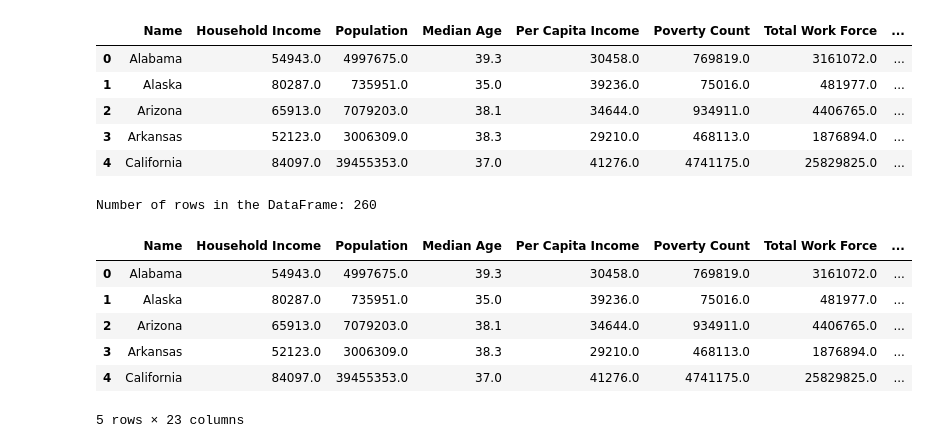
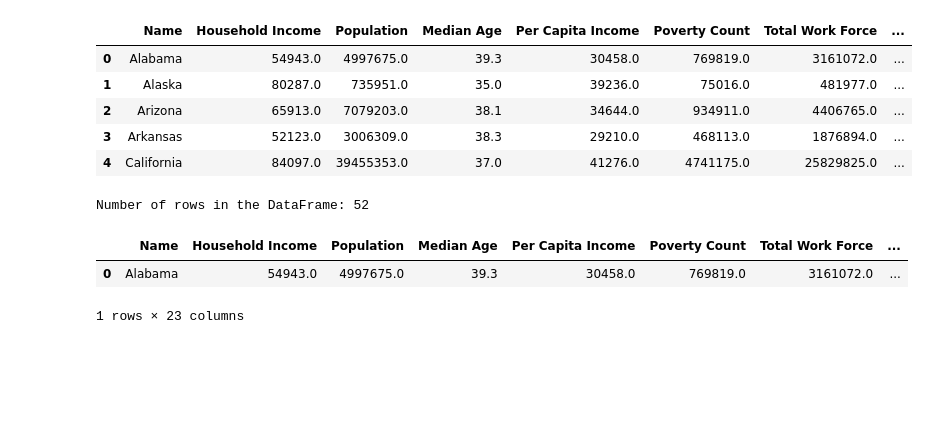
Before and after one commit to Nathanhans/Project_1, a Jupyter notebook: Nathan_Analysis/Data/census_dataframe_state.ipynb, the cells around one changed output. Saved outputs shown, nothing was run; the diff lists cells and outputs as text; code cells hidden in the pictures; blank space fills up the shorter version.

```diff
--- a/Nathan_Analysis/Data/census_dataframe_state.ipynb
+++ b/Nathan_Analysis/Data/census_dataframe_state.ipynb
@@ -19,9 +21,9 @@ import scipy.stats as st
 # Import U.S. Census API Key
 from config import api_key
 # %%
-#wget.download("https://www2.census.gov/geo/tiger/GENZ2018/shp/cb_2018_us_state_500k.zip") GET SHAPEFILE
+#wget.download("https://www2.census.gov/geo/tiger/GENZ2022/shp/cb_2022_us_state_500k.zip")
 
-shapefile = fiona.open("cb_2018_us_state_500k/cb_2018_us_state_500k.shp")
+shapefile = fiona.open("cb_2022_us_state_500k/cb_2022_us_state_500k.shp")
 shapefile_df = pd.DataFrame(shapefile)
 #create key
 shapefile_df['state_code'] = shapefile_df['id'].astype(int)
@@ -36,7 +38,7 @@ shapefile_df.head()
 # %%
 #GET STATE ONLY INFO FROM CENSUS
 
-years = [2017,2018,2019,2020,2021]
+years = [2021]
 
 for year in years:
 
@@ -115,22 +117,18 @@ census_pd_combined_shape.head()
 # %%
 # Add a Male Did Not Work Rate, Female Did Not Work Rate, Delta
 census_pd_combined_shape["Male DNW %"] = 100 * census_pd_combined_shape["Total Male Did Not Work"] / census_pd_combined_shape["Total Male Workforce"]
 census_pd_combined_shape["Female DNW %"] = 100 * census_pd_combined_shape["Total Female Did Not Work"] / census_pd_combined_shape["Total Female Workforce"]
 census_pd_combined_shape['DNW Delta'] = census_pd_combined_shape['Female DNW %']-census_pd_combined_shape['Male DNW %']
 census_pd_combined_shape['Poverty Rate'] = 100 * census_pd_combined_shape["Poverty Count"] / census_pd_combined_shape["Population"]
 
 # Display DataFrame length and sample data
 
 print(f"Number of rows in the DataFrame: {len(census_pd_combined_shape)}")
-census_pd_combined_shape.head()
+census_pd_combined_shape.head(1)
 # %% [output]
-Number of rows in the DataFrame: 260
+Number of rows in the DataFrame: 52
 |  | Name | Household Income | Population | Median Age | Per Capita Income | Poverty Count | Total Work Force | ... |
 | 0 | Alabama | 54943.0 | 4997675.0 | 39.3 | 30458.0 | 769819.0 | 3161072.0 | ... |
-| 1 | Alaska | 80287.0 | 735951.0 | 35.0 | 39236.0 | 75016.0 | 481977.0 | ... |
-| 2 | Arizona | 65913.0 | 7079203.0 | 38.1 | 34644.0 | 934911.0 | 4406765.0 | ... |
-| 3 | Arkansas | 52123.0 | 3006309.0 | 38.3 | 29210.0 | 468113.0 | 1876894.0 | ... |
-| 4 | California | 84097.0 | 39455353.0 | 37.0 | 41276.0 | 4741175.0 | 25829825.0 | ... |
-5 rows × 23 columns
+1 rows × 23 columns
 # %%
 #census_pd_combined_shape.to_csv("census_data_states.csv", encoding="utf-8", index=False)
```
Also changed, not shown: parts of 9 cells of this notebook.
